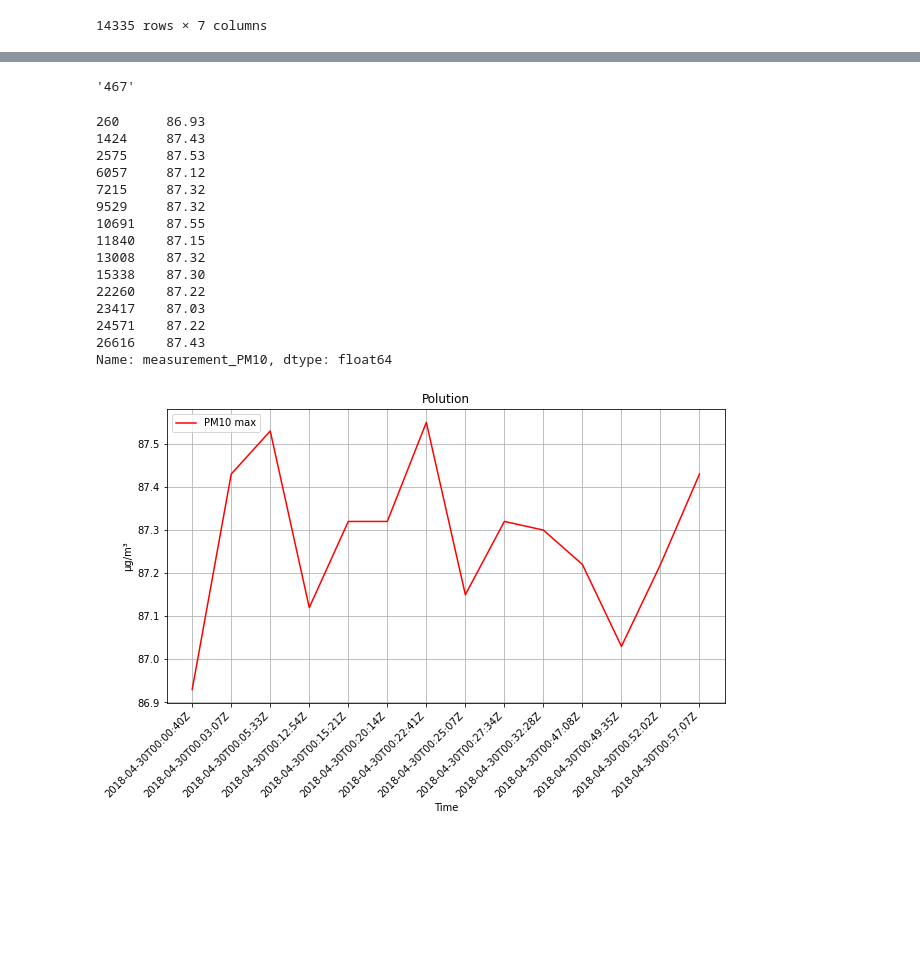
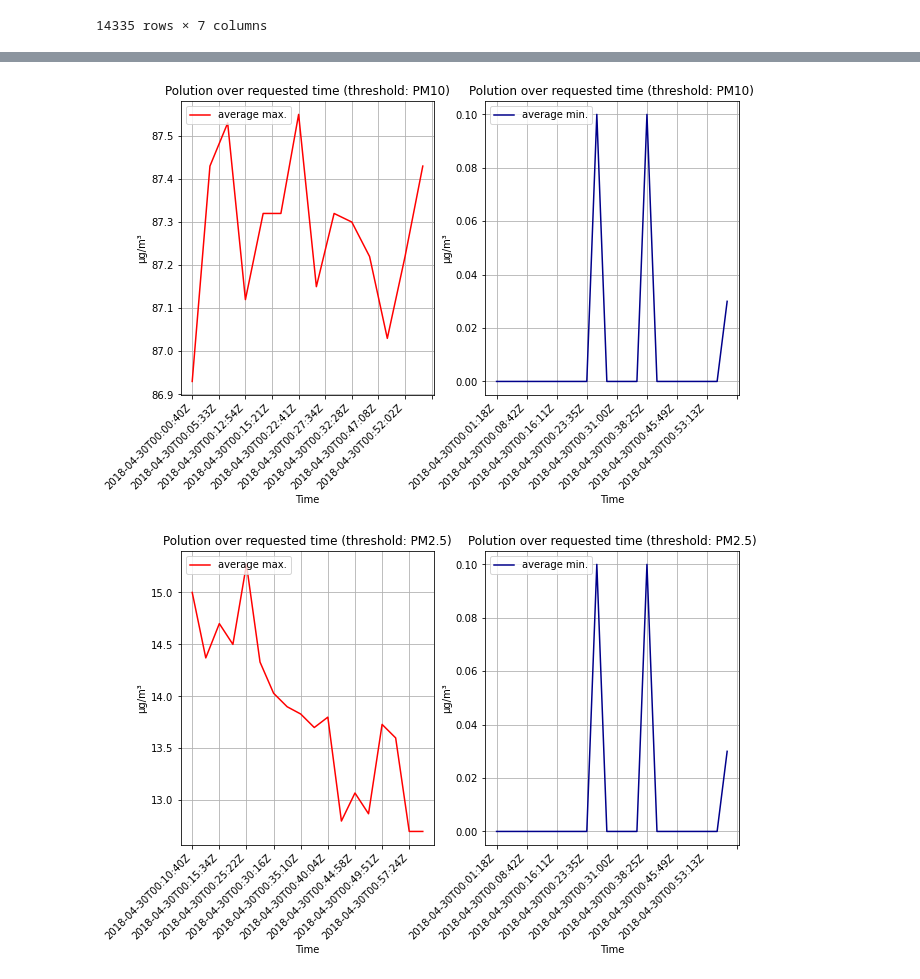
Before and after one commit to nateso/HAL, a Jupyter notebook: Time_Plots_av_pol.ipynb, the cells around one changed output, grey strips where cells are left out. Saved outputs shown, nothing was run; the diff lists cells and outputs as text; code cells hidden in the pictures; blank space fills up the shorter version.

```diff
--- a/Time_Plots_av_pol.ipynb
+++ b/Time_Plots_av_pol.ipynb
@@ -73,22 +36,0 @@ df.groupby("sensor_id").mean()[df.groupby("sensor_id").mean()['measurement_PM10'
-# %%
-df0.index[0]
-# %% [output]
-'467'
-# %%
-df.loc[df['sensor_id'] == '467']['measurement_PM10']
-# %% [output]
-260      86.93
-1424     87.43
-2575     87.53
-6057     87.12
-7215     87.32
-9529     87.32
-10691    87.55
-11840    87.15
-13008    87.32
-15338    87.30
-22260    87.22
-23417    87.03
-24571    87.22
-26616    87.43
-Name: measurement_PM10, dtype: float64
@@ -97,14 +37,3 @@ series = pd.DataFrame({'time': df.loc[df['sensor_id'] == '467']['time'], 'measur
-# %%
-fig, ax = plt.subplots(figsize=(10, 6))
-ax.plot(series.time, series.measurement, label='PM10 max', c = 'red')
-ax.set_xlabel('Time')
-ax.set_ylabel('μg/m³')
-ax.set_title('Polution')
-ax.grid(True)
-ax.legend(loc='upper left')
-fig.autofmt_xdate(rotation=45)
-# %% [output]
-[figure, removed]
 # %%
 def plot_average_pol(df):
     '''Function to plot the time series of the polution of the sensors with the highest/lowest average polution over time'''
@@ -129,0 +110,5 @@ def plot_average_pol(df):
+# %%
+plot_average_pol(df)
+# %% [output]
+[figure, added]
+[figure, added]
```
Also changed, not shown: parts of 9 cells of this notebook, 4 other files.
